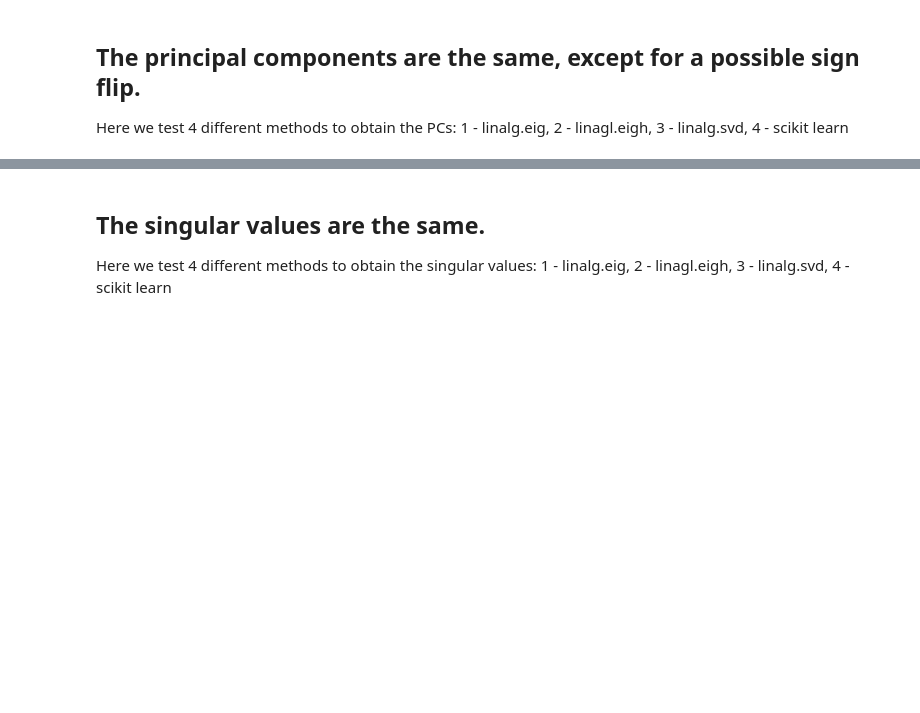
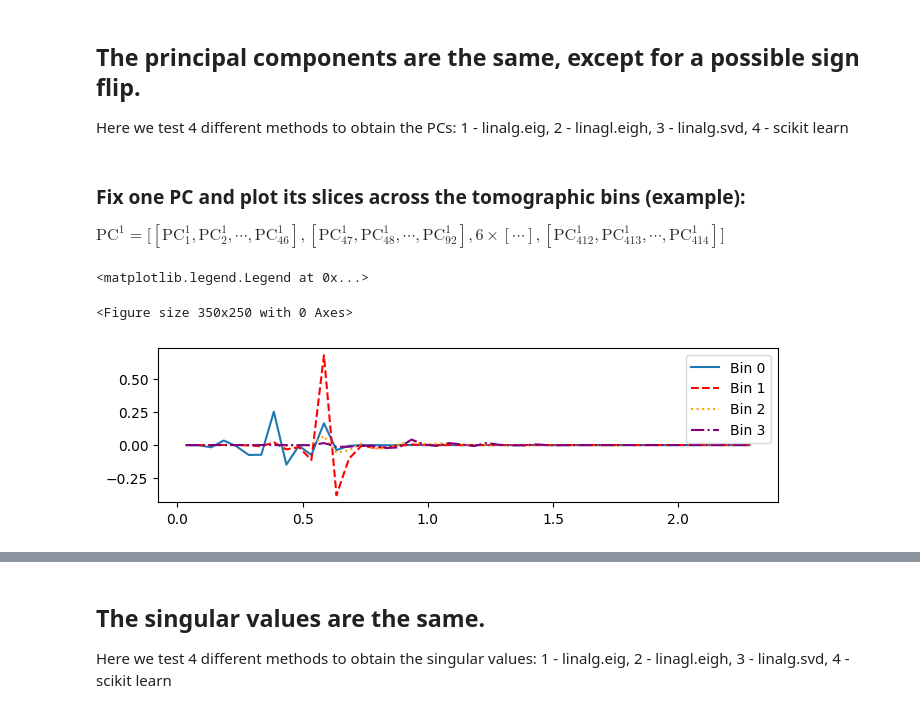
Before and after one commit to Roman-HLIS-Cosmology-PIT/cocoa_photoz, a Jupyter notebook: codes/example.ipynb, the cells around one changed output, grey strips where cells are left out. Cells and saved outputs as stored; diff of their text form; code cells hidden in the pictures; blank space fills up the shorter version.

```diff
--- a/codes/example.ipynb
+++ b/codes/example.ipynb
@@ -74,6 +108,24 @@ def pcs(Cn,method='eig'):
 # %% [markdown]
 ## The principal components are the same, except for a possible sign flip.
 Here we test 4 different methods to obtain the PCs:   1 - linalg.eig,  2 - linagl.eigh,  3 - linalg.svd,  4 - scikit learn
+# %% [markdown]
+### Fix one PC and plot its slices across the tomographic bins (example):
+$\text{PC}^1 = \Big[[\text{PC}^1_{1},\text{PC}^1_{2},\cdots,\text{PC}^1_{46}],[\text{PC}^1_{47},\text{PC}^1_{48},\cdots,\text{PC}^1_{92}],6\times[\cdots],[\text{PC}^1_{412},\text{PC}^1_{413},\cdots,\text{PC}^1_{414}]\Big]$
+# %%
+plt.figure()
+plt.figure(figsize=(8, 2))
+c=["C0","r","orange","purple","k"]
+ls = ["-","--",":","-.","-."]
+
+pci=1
+k=0
+[plt.plot(z[:],eigh_vecs[Nz*(k+0):Nz*(k+1),pci],c=c[k],ls=ls[k],label=f'Bin {k}') for k in range(4)]
+plt.legend(loc='upper right')
+# plt.title(f'{sc}')
+# %% [output]
+<matplotlib.legend.Legend at 0x...>
+<Figure size 350x250 with 0 Axes>
+[figure, added]
 # %%
 eig_vecs, eig_vals = pcs(Cn,'eig')
 eigh_vecs, eigh_vals = pcs(Cn,'eigh')
```
Also changed, not shown: parts of 12 cells of this notebook, 1 other file.
